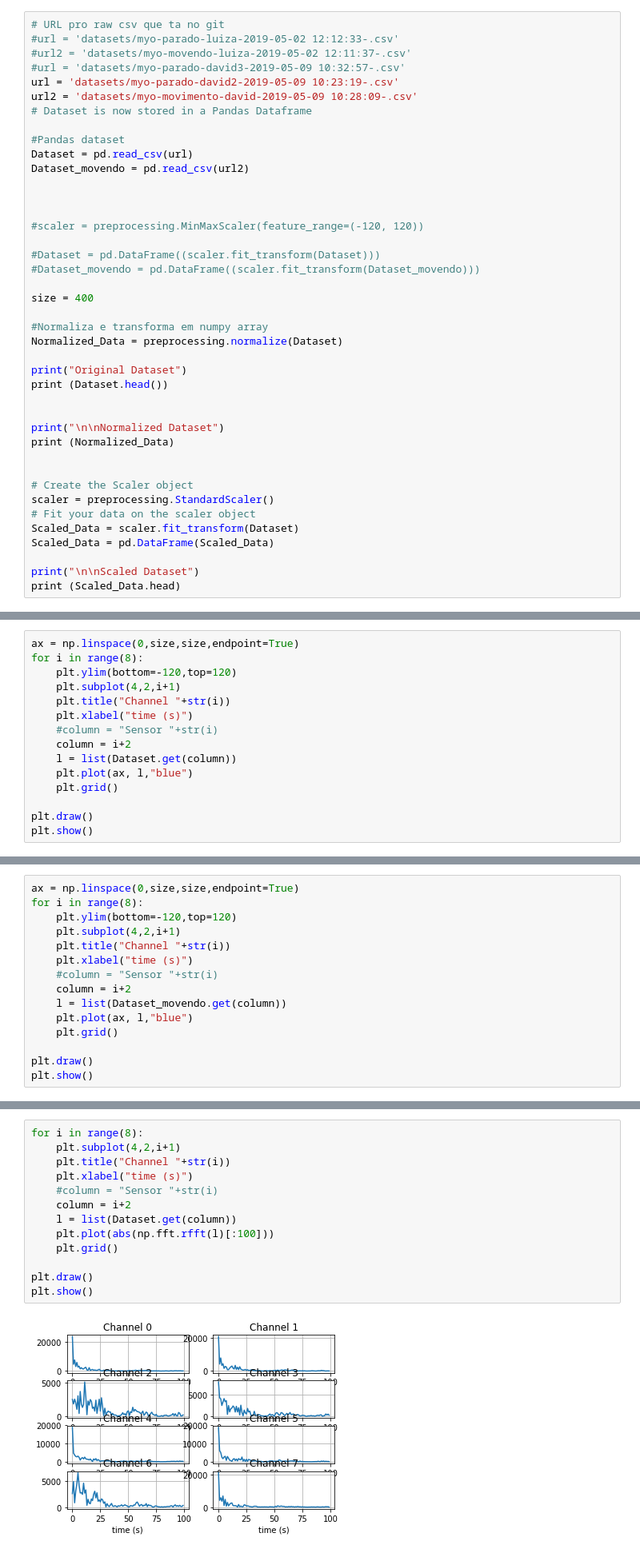
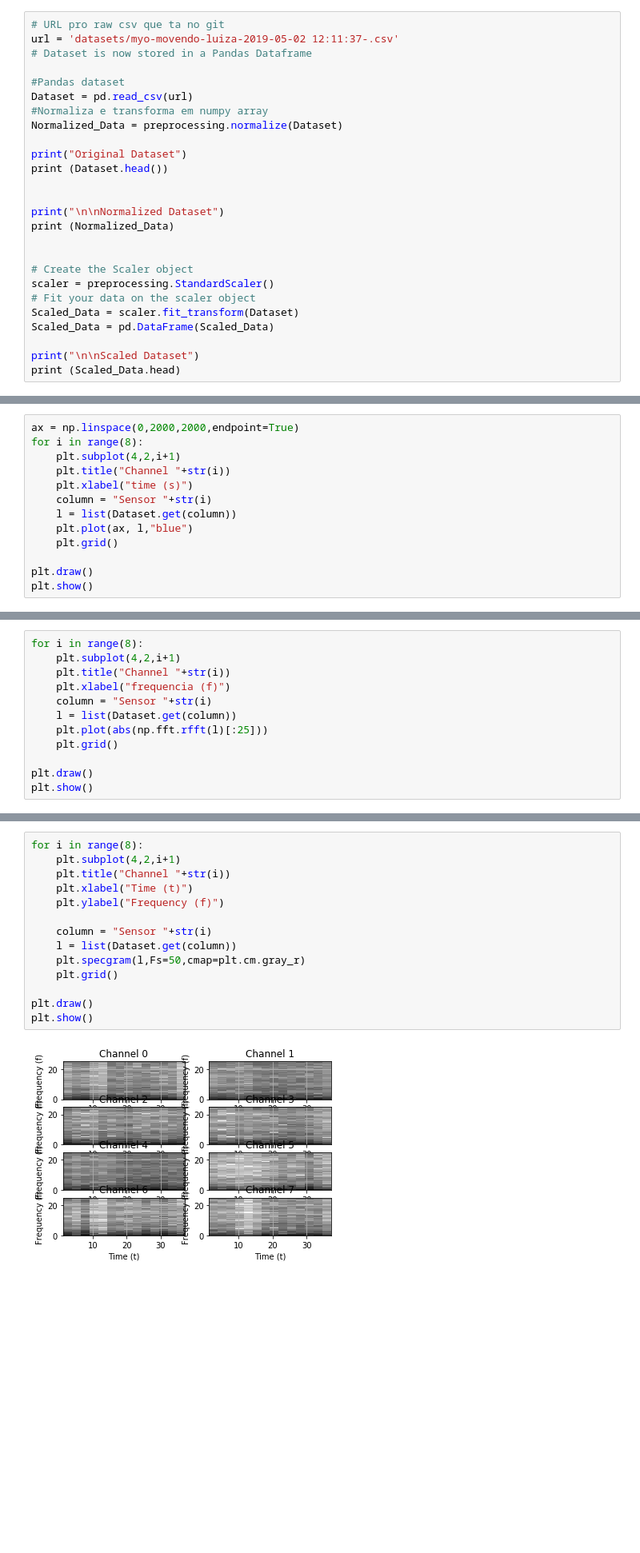
Before and after one commit to luizapozzobon/myo_project, a Jupyter notebook: Graficos.ipynb, the cells around one changed output, grey strips where cells are left out. Shown at 80% size. Cells and saved outputs as stored; diff of their text form; blank space fills up the shorter version.

```diff
--- a/Graficos.ipynb
+++ b/Graficos.ipynb
@@ -5,26 +8,11 @@ import matplotlib.pyplot as plt
 from sklearn import preprocessing
 # %%
 # URL pro raw csv que ta no git
-#url = 'datasets/myo-parado-luiza-2019-05-02 12:12:33-.csv'
-#url2 = 'datasets/myo-movendo-luiza-2019-05-02 12:11:37-.csv'
-#url = 'datasets/myo-parado-david3-2019-05-09 10:32:57-.csv'
-url = 'datasets/myo-parado-david2-2019-05-09 10:23:19-.csv'
-url2 = 'datasets/myo-movimento-david-2019-05-09 10:28:09-.csv'
+url = 'datasets/myo-movendo-luiza-2019-05-02 12:11:37-.csv'
 # Dataset is now stored in a Pandas Dataframe
 
 #Pandas dataset
 Dataset = pd.read_csv(url)
-Dataset_movendo = pd.read_csv(url2)
-
-
-
-#scaler = preprocessing.MinMaxScaler(feature_range=(-120, 120))
-
-#Dataset = pd.DataFrame((scaler.fit_transform(Dataset)))
-#Dataset_movendo = pd.DataFrame((scaler.fit_transform(Dataset_movendo)))
-
-size = 400
-
 #Normaliza e transforma em numpy array
 Normalized_Data = preprocessing.normalize(Dataset)
 
@@ -97,13 +78,11 @@ Name: Variance, dtype: float64
 Name: Mean, dtype: float64
 # %%
-ax = np.linspace(0,size,size,endpoint=True)
+ax = np.linspace(0,2000,2000,endpoint=True)
 for i in range(8):
-    plt.ylim(bottom=-120,top=120)
     plt.subplot(4,2,i+1)
     plt.title("Channel "+str(i))
     plt.xlabel("time (s)")
-    #column = "Sensor "+str(i)
-    column = i+2
+    column = "Sensor "+str(i)
     l = list(Dataset.get(column))
     plt.plot(ax, l,"blue")
     plt.grid()
@@ -115,14 +94,11 @@ plt.show()
 # %%
-ax = np.linspace(0,size,size,endpoint=True)
 for i in range(8):
-    plt.ylim(bottom=-120,top=120)
     plt.subplot(4,2,i+1)
     plt.title("Channel "+str(i))
-    plt.xlabel("time (s)")
-    #column = "Sensor "+str(i)
-    column = i+2
-    l = list(Dataset_movendo.get(column))
-    plt.plot(ax, l,"blue")
+    plt.xlabel("frequencia (f)")
+    column = "Sensor "+str(i)
+    l = list(Dataset.get(column))
+    plt.plot(abs(np.fft.rfft(l)[:25]))
     plt.grid()
 
 plt.draw()
@@ -132,15 +153,16 @@ plt.show()
 # %%
 for i in range(8):
     plt.subplot(4,2,i+1)
     plt.title("Channel "+str(i))
-    plt.xlabel("time (s)")
-    #column = "Sensor "+str(i)
-    column = i+2
+    plt.xlabel("Time (t)")
+    plt.ylabel("Frequency (f)")
+
+    column = "Sensor "+str(i)
     l = list(Dataset.get(column))
-    plt.plot(abs(np.fft.rfft(l)[:100]))
+    plt.specgram(l,Fs=50,cmap=plt.cm.gray_r)
     plt.grid()
 
 plt.draw()
 plt.show()
 # %% [output]
-[figure, old version]
+[figure, new version]
```
Also changed, not shown: parts of 24 cells of this notebook.
